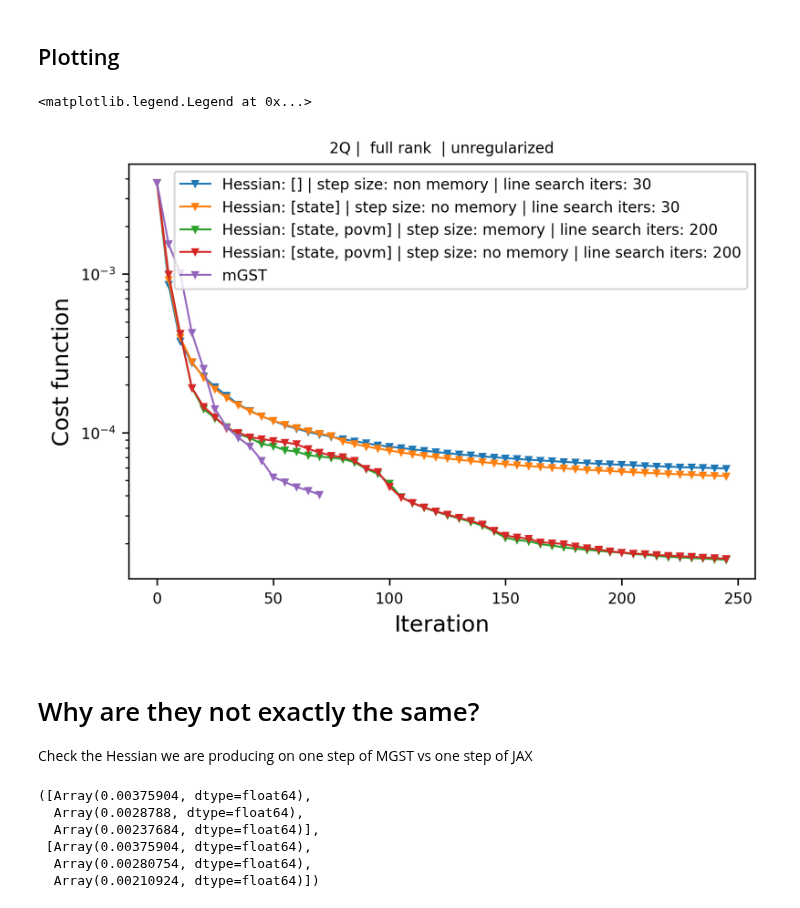
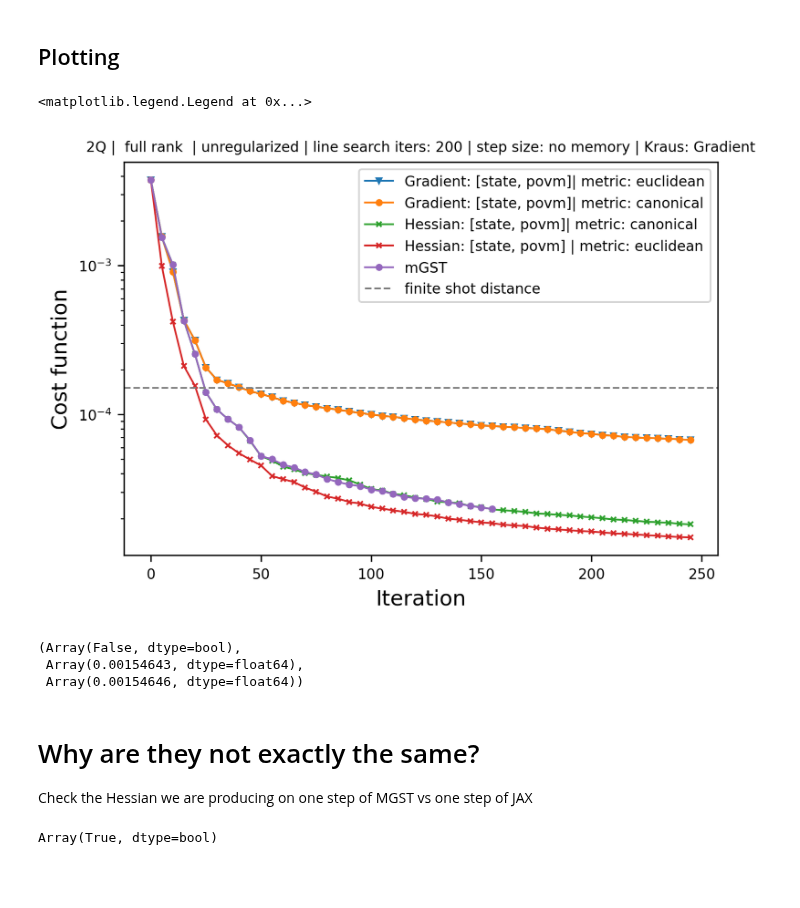
Before and after one commit to EmilianoG-byte/iqm-benchmarks, a Jupyter notebook: playground/gst_optimization_hessian.ipynb, the cells around one changed output. Drawn from its saved outputs; the diff is of its cells as text; code cells hidden in the pictures; blank space fills up the shorter version.

Commit message:
check point for hessian tests, using vjp
includes rerunning some graphs from comparisons of time performance for OKR final reporting

```diff
--- a/playground/gst_optimization_hessian.ipynb
+++ b/playground/gst_optimization_hessian.ipynb
@@ -226,8 +231,9 @@ kraus_updated_2q_mgst, x_kraus_updated_2q_mgst, povm_updated_2q_mgst, state_upda
     prob_matrix_2q_sampled, indices_list_2q, 0, num_gates, dim**2, 16, num_povm, bsize, shots,
     init = init_mgst,
     method = "GD",
-    max_iter=250,
+    final_iter=250,
     target_rel_prec=1e-4,
+    return_operators_list=False,
 )
 # %% [output]
 Starting mGST optimization...
@@ -370,0 +416,15 @@ cost:  1.5932929475763482e-05
+# %%
+kraus_updated_hessian_povm_state_no_memory_euclidean, povm_updated_hessian_povm_state_no_memory_euclidean, state_updated_hessian_povm_state_no_memory_euclidean, cost_fn_history_hessian_povm_state_no_memory_euclidean = run_gds_jax(
+    kraus_tensor=kraus_tensor_2q_init,
+    povm_psd=jnp.array(povm_psd_mgst),
+    state_psd=jnp.array(state_psd_mgst),
+    # povm_psd=povm_psd_2q_target,
+    # state_psd=state_psd_2q_target,
+    indices_list=indices_list_2q,
+    prob_matrix=prob_matrix_2q_sampled,
+    max_iter=250, target_rel_prec=1e-4, step_size=1e-8,
+    ls_max_iter=200, # the same as the value for the gradient descent in MGST
+    use_hessian=True,
+    regularized=False,
+    return_operators_list=False,
+    metric="euclidean")
@@ -370,0 +449,5 @@ cost:  1.5932929475763482e-05
+# %%
+# I can also calculate what is the L(p_sampled, p_exact)
+from mGST.utility_functions_comparisons import calculate_finite_sampling_error
+probability_distance_sampled = calculate_finite_sampling_error(prob_matrix_exact, prob_matrix_2q_sampled)
+probability_distance_sampled
@@ -373,37 +478,44 @@ cost:  1.5932929475763482e-05
 # %%
 plot_step = 5
 max_idx_data = -1
 
 plt.figure(figsize=(6, 4), dpi=300)
 
-plt.semilogy(range(0, len(cost_fn_history_2q_all_gds[:max_idx_data]), plot_step), cost_fn_history_2q_all_gds[:max_idx_data:plot_step], marker="v", linestyle="-", linewidth=1, markersize=3, label="Hessian: [] | step size: non memory | line search iters: 30")
+# plt.semilogy(range(0, len(cost_fn_history_2q_all_gds[:max_idx_data]), plot_step), cost_fn_history_2q_all_gds[:max_idx_data:plot_step], marker="v", linestyle="-", linewidth=1, markersize=3, label="Hessian: [] | step size: non memory | line search iters: 30")
 
-plt.semilogy(range(0, len(cost_fn_history_2q_unregularized_hessian_state[:max_idx_data]), plot_step), cost_fn_history_2q_unregularized_hessian_state[:max_idx_data:plot_step], marker="v", linestyle="-", linewidth=1, markersize=3, label="Hessian: [state] | step size: no memory | line search iters: 30")
+# plt.semilogy(range(0, len(cost_fn_history_2q_unregularized_hessian_state[:max_idx_data]), plot_step), cost_fn_history_2q_unregularized_hessian_state[:max_idx_data:plot_step], marker="v", linestyle="-", linewidth=1, markersize=3, label="Hessian: [state] | step size: no memory | line search iters: 30")
 
-plt.semilogy(range(0, len(cost_fn_history_2q_unregularized_hessian_povm[:max_idx_data]), plot_step), cost_fn_history_2q_unregularized_hessian_povm[:max_idx_data:plot_step], marker="v", linestyle="-", linewidth=1, markersize=3, label="Hessian: [state, povm] | step size: memory | line search iters: 200")
+# plt.semilogy(range(0, len(cost_fn_history_2q_unregularized_hessian_povm[:max_idx_data]), plot_step), cost_fn_history_2q_unregularized_hessian_povm[:max_idx_data:plot_step], marker="v", linestyle="-", linewidth=1, markersize=3, label="Hessian: [state, povm] | step size: memory | line search iters: 200")
 
-plt.semilogy(range(0, len(cost_fn_history_2q_unregularized_hessian_povm_no_stepsize_memory[:max_idx_data]), plot_step), cost_fn_history_2q_unregularized_hessian_povm_no_stepsize_memory[:max_idx_data:plot_step], marker="v", linestyle="-", linewidth=1, markersize=3, label="Hessian: [state, povm] | step size: no memory | line search iters: 200")
+plt.semilogy(range(0, len(cost_fn_history_2q_all_gds_euclidean[:max_idx_data]), plot_step), cost_fn_history_2q_all_gds_euclidean[:max_idx_data:plot_step], marker="v", linestyle="-", linewidth=1, markersize=3, label="Gradient: [state, povm]| metric: euclidean")
 
-plt.semilogy(range(0, len(cost_fn_history_2q_mgst), plot_step), cost_fn_history_2q_mgst[::plot_step], marker="v", linestyle="-", linewidth=1, markersize=3, label="mGST")
+plt.semilogy(range(0, len(cost_fn_history_2q_all_gds[:max_idx_data]), plot_step), cost_fn_history_2q_all_gds[:max_idx_data:plot_step], marker="o", linestyle="-", linewidth=1, markersize=3, label="Gradient: [state, povm]| metric: canonical")
 
+plt.semilogy(range(0, len(cost_fn_history_hessian_povm_state_no_memory_canonical[:max_idx_data]), plot_step), cost_fn_history_hessian_povm_state_no_memory_canonical[:max_idx_data:plot_step], marker="x", linestyle="-", linewidth=1, markersize=3, label="Hessian: [state, povm]| metric: canonical")
+
+plt.semilogy(range(0, len(cost_fn_history_hessian_povm_state_no_memory_euclidean
+[:max_idx_data]), plot_step), cost_fn_history_hessian_povm_state_no_memory_euclidean
+[:max_idx_data:plot_step], marker="x", linestyle="-", linewidth=1, markersize=3, label="Hessian: [state, povm] | metric: euclidean")
+
+plt.semilogy(range(0, len(cost_fn_history_2q_mgst[:max_idx_data]), plot_step), cost_fn_history_2q_mgst[:max_idx_data:plot_step], marker="o", linestyle="-", linewidth=1, markersize=3, label="mGST")
+
+plt.axhline(y=probability_distance_sampled, color='grey', linestyle='--', linewidth=1, label="finite shot distance")
 
 plt.xlabel("Iteration", fontsize=12)
-plt.title(r"2Q |  full rank  | unregularized")
+plt.title(r"2Q |  full rank  | unregularized | line search iters: 200 | step size: no memory | Kraus: Gradient")
 plt.ylabel("Cost function", fontsize=12)
 plt.legend()
 # %% [output]
 <matplotlib.legend.Legend at 0x...>
-[figure, old version]
+[figure, new version]
+# %%
+max_idx_data = 5
+jnp.allclose(cost_fn_history_2q_mgst[max_idx_data], cost_fn_history_hessian_povm_state_no_memory_canonical[max_idx_data]), cost_fn_history_2q_mgst[max_idx_data], cost_fn_history_hessian_povm_state_no_memory_canonical[max_idx_data]
+# %% [output]
+(Array(False, dtype=bool),
+ Array(0.00154643, dtype=float64),
+ Array(0.00154646, dtype=float64))
 # %% [markdown]
 # Why are they not exactly the same?
 
 Check the Hessian we are producing on one step of MGST vs one step of JAX
-# %%
-cost_fn_history_2q_mgst[:3], cost_fn_history_2q_unregularized_hessian_povm_no_stepsize_memory[:3]
-# %% [output]
-([Array(0.00375904, dtype=float64),
-  Array(0.0028788, dtype=float64),
-  Array(0.00237684, dtype=float64)],
- [Array(0.00375904, dtype=float64),
-  Array(0.00280754, dtype=float64),
-  Array(0.00210924, dtype=float64)])
@@ -410 +526,5 @@ cost_fn_history_2q_mgst[:3], cost_fn_history_2q_unregularized_hessian_povm_no_st
+# %%
+jnp.allclose(K_init_mgst, kraus_tensor_2q_init)
+# %% [output]
+Array(True, dtype=bool)
 # %%
```
Also changed, not shown: parts of 32 cells of this notebook, 3 other files.
